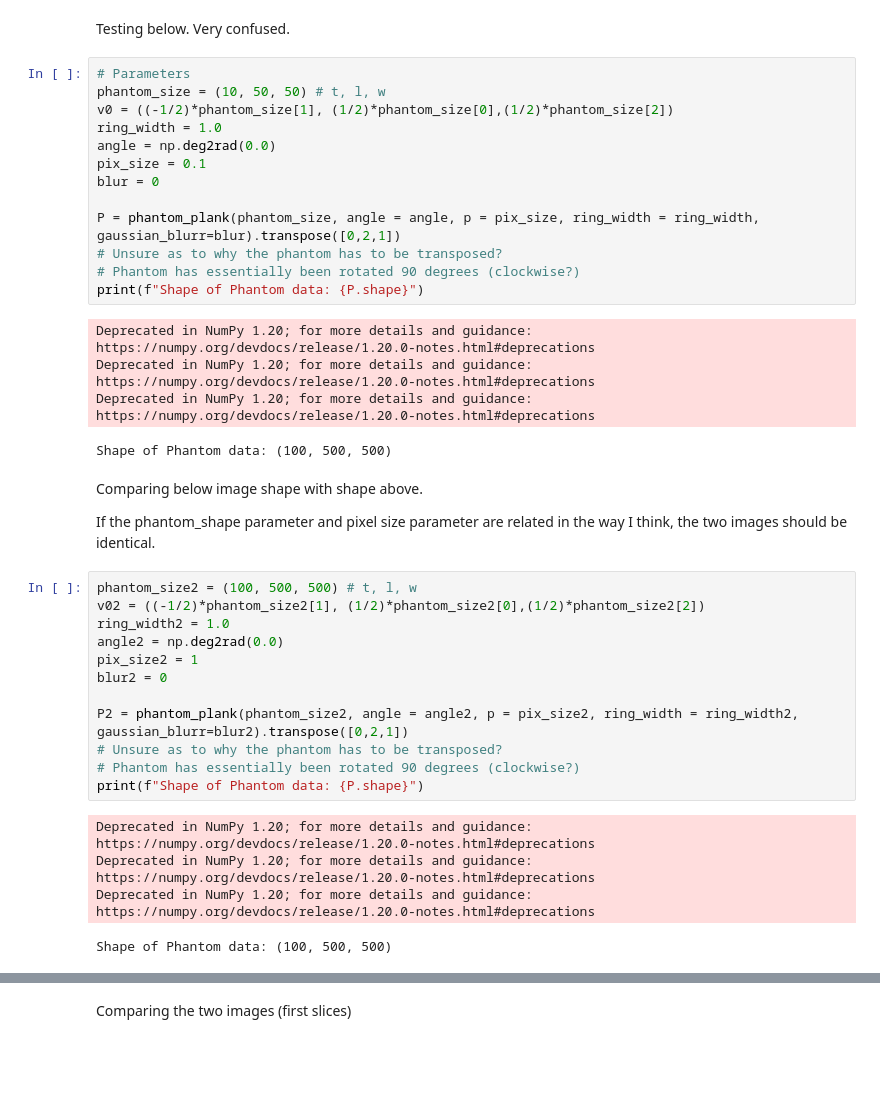
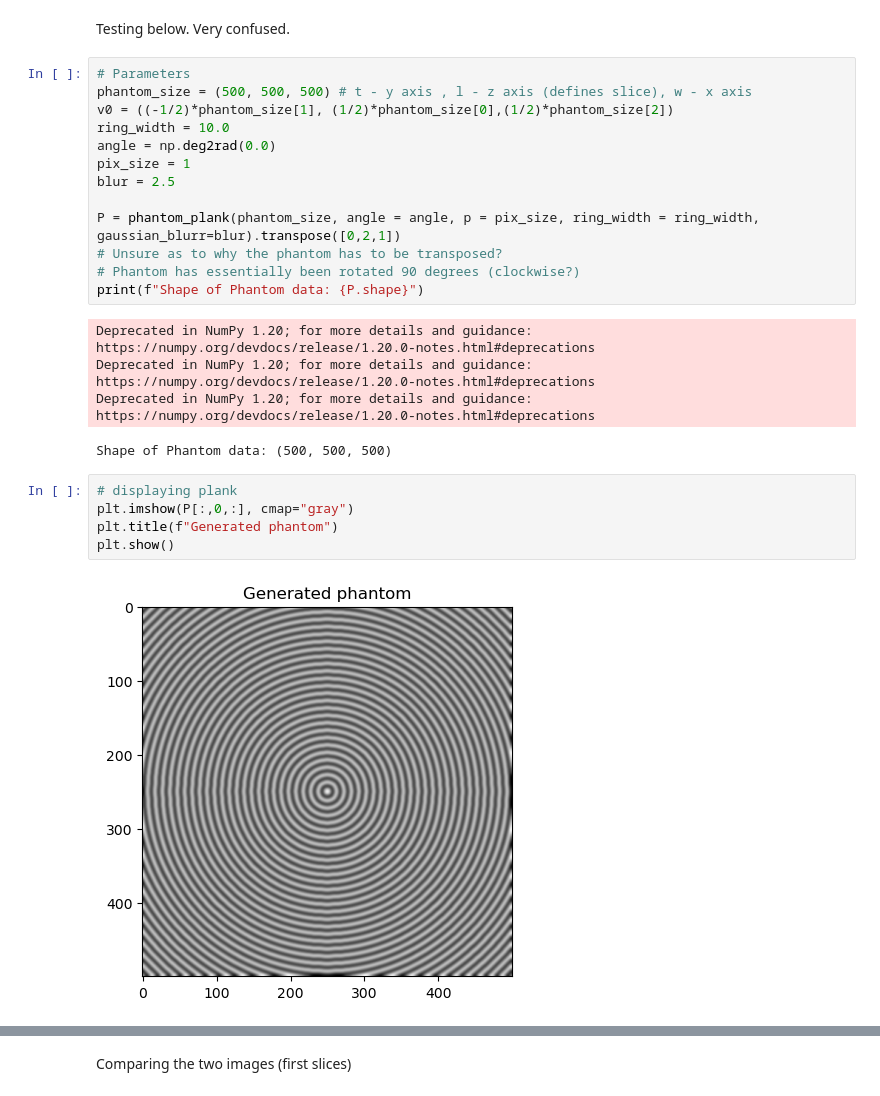
Before and after one commit to npeuker/MathModellingDTU, a Jupyter notebook: Exam Project/validation data generation/imagegen.ipynb, the cells around one changed output, grey strips where cells are left out. Cells and saved outputs as stored; diff of their text form; blank space fills up the shorter version.

Commit message:
parameter testing

```diff
--- a/Exam Project/validation data generation/imagegen.ipynb
+++ b/Exam Project/validation data generation/imagegen.ipynb
@@ -165,12 +166,12 @@ rest default.
 Testing below. Very confused.
 # %%
 # Parameters
-phantom_size = (10, 50, 50) # t, l, w
+phantom_size = (500, 500, 500) # t - y axis , l - z axis (defines slice), w - x axis
 v0 = ((-1/2)*phantom_size[1], (1/2)*phantom_size[0],(1/2)*phantom_size[2])
-ring_width = 1.0
+ring_width = 10.0
 angle = np.deg2rad(0.0)
-pix_size = 0.1
-blur = 0
+pix_size = 1
+blur = 2.5
 
 P = phantom_plank(phantom_size, angle = angle, p = pix_size, ring_width = ring_width, gaussian_blurr=blur).transpose([0,2,1])
 # Unsure as to why the phantom has to be transposed?
@@ -180,25 +181,11 @@ print(f"Shape of Phantom data: {P.shape}")
 Deprecated in NumPy 1.20; for more details and guidance: https://numpy.org/devdocs/release/1.20.0-notes.html#deprecations
 Deprecated in NumPy 1.20; for more details and guidance: https://numpy.org/devdocs/release/1.20.0-notes.html#deprecations
 Deprecated in NumPy 1.20; for more details and guidance: https://numpy.org/devdocs/release/1.20.0-notes.html#deprecations
-Shape of Phantom data: (100, 500, 500)
+Shape of Phantom data: (500, 500, 500)
-# %% [markdown]
-Comparing below image shape with shape above.
-
-If the phantom_shape parameter and pixel size parameter are related in the way I think, the two images should be identical.
-# %%
-phantom_size2 = (100, 500, 500) # t, l, w
-v02 = ((-1/2)*phantom_size2[1], (1/2)*phantom_size2[0],(1/2)*phantom_size2[2])
-ring_width2 = 1.0
-angle2 = np.deg2rad(0.0)
-pix_size2 = 1
-blur2 = 0
-
-P2 = phantom_plank(phantom_size2, angle = angle2, p = pix_size2, ring_width = ring_width2, gaussian_blurr=blur2).transpose([0,2,1])
-# Unsure as to why the phantom has to be transposed?
-# Phantom has essentially been rotated 90 degrees (clockwise?)
-print(f"Shape of Phantom data: {P.shape}")
-# %% [output]
-Deprecated in NumPy 1.20; for more details and guidance: https://numpy.org/devdocs/release/1.20.0-notes.html#deprecations
-Deprecated in NumPy 1.20; for more details and guidance: https://numpy.org/devdocs/release/1.20.0-notes.html#deprecations
-Deprecated in NumPy 1.20; for more details and guidance: https://numpy.org/devdocs/release/1.20.0-notes.html#deprecations
-Shape of Phantom data: (100, 500, 500)
+# %%
+# displaying plank
+plt.imshow(P[:,0,:], cmap="gray")
+plt.title(f"Generated phantom")
+plt.show()
+# %% [output]
+[figure, added]
```
Also changed, not shown: parts of 3 cells of this notebook, 3 other files.
